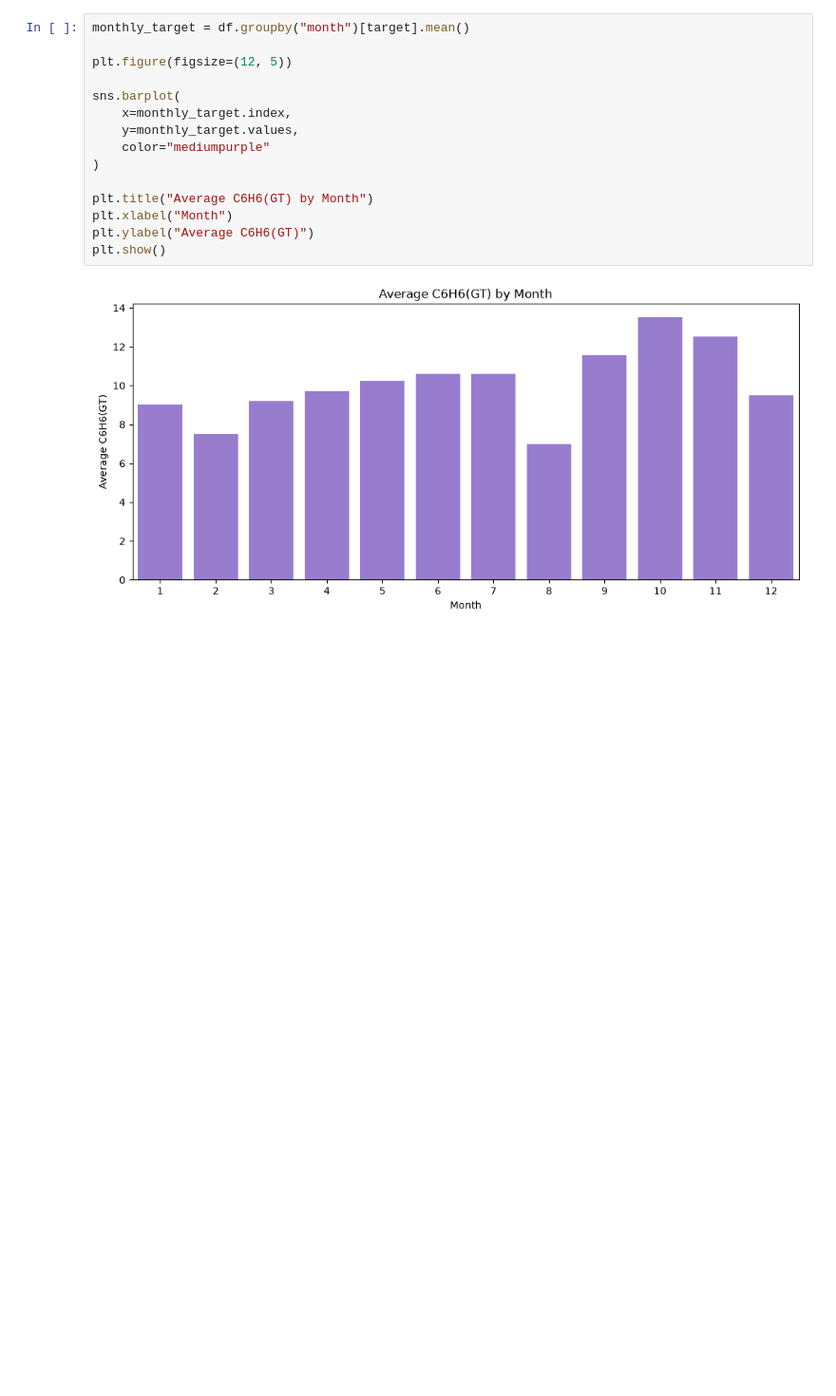
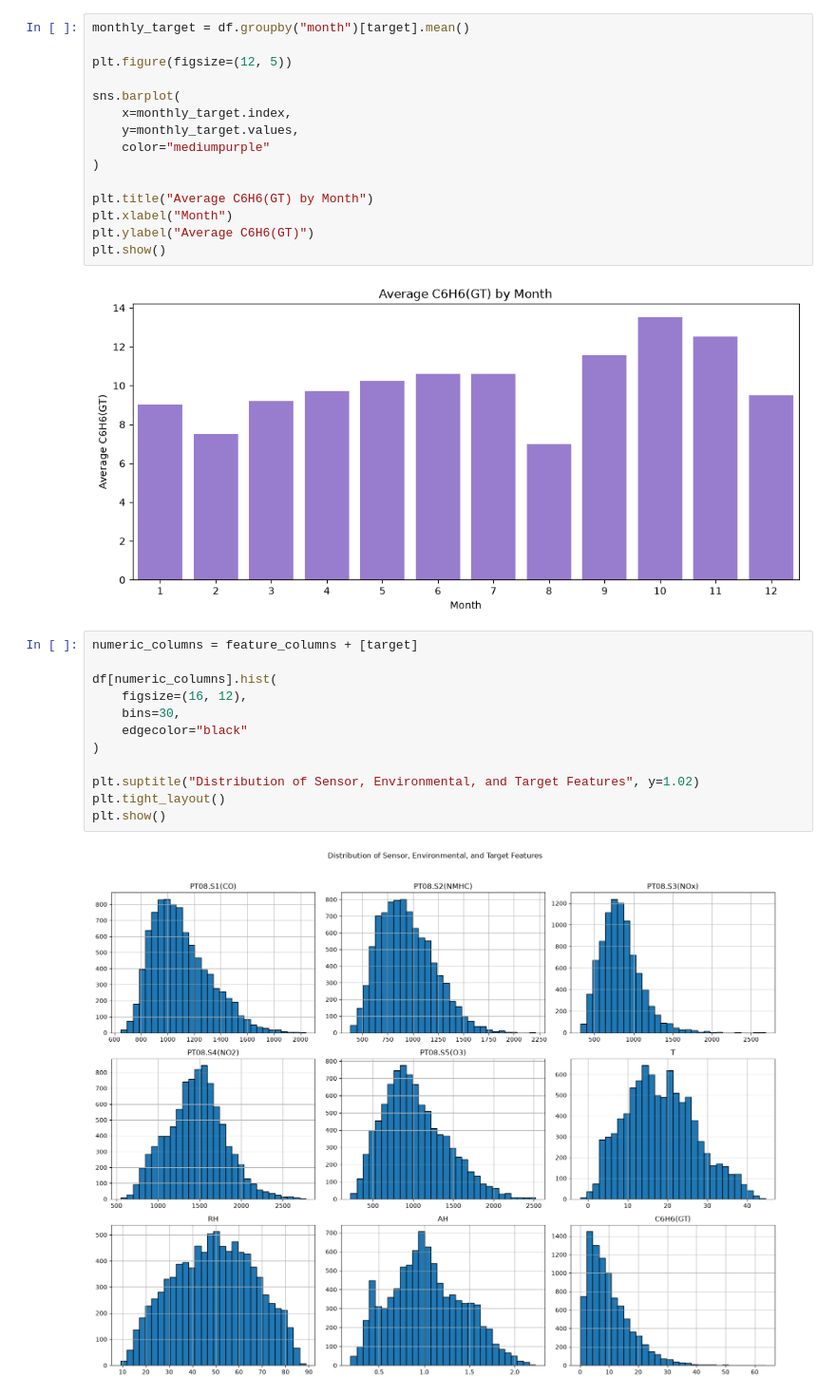
Before and after one commit to AkmalFazli27/air-quality-estimation, a Jupyter notebook: notebooks/eda.ipynb, the cells around one changed output. Shown at 95% size. Drawn from its saved outputs; the diff is of its cells as text; blank space fills up the shorter version.

Commit message:
feat: add features distribution

```diff
--- a/notebooks/eda.ipynb
+++ b/notebooks/eda.ipynb
@@ -420,3 +420,17 @@ plt.ylabel("Average C6H6(GT)")
 plt.show()
 # %% [output]
 [figure]
+# %%
+numeric_columns = feature_columns + [target]
+
+df[numeric_columns].hist(
+    figsize=(16, 12),
+    bins=30,
+    edgecolor="black"
+)
+
+plt.suptitle("Distribution of Sensor, Environmental, and Target Features", y=1.02)
+plt.tight_layout()
+plt.show()
+# %% [output]
+[figure, added]
```
